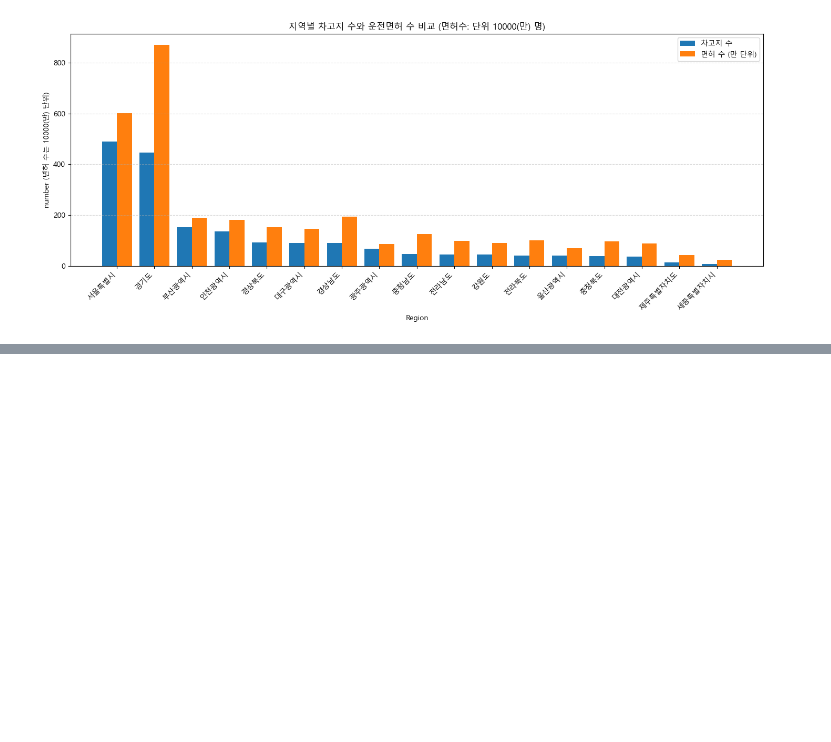
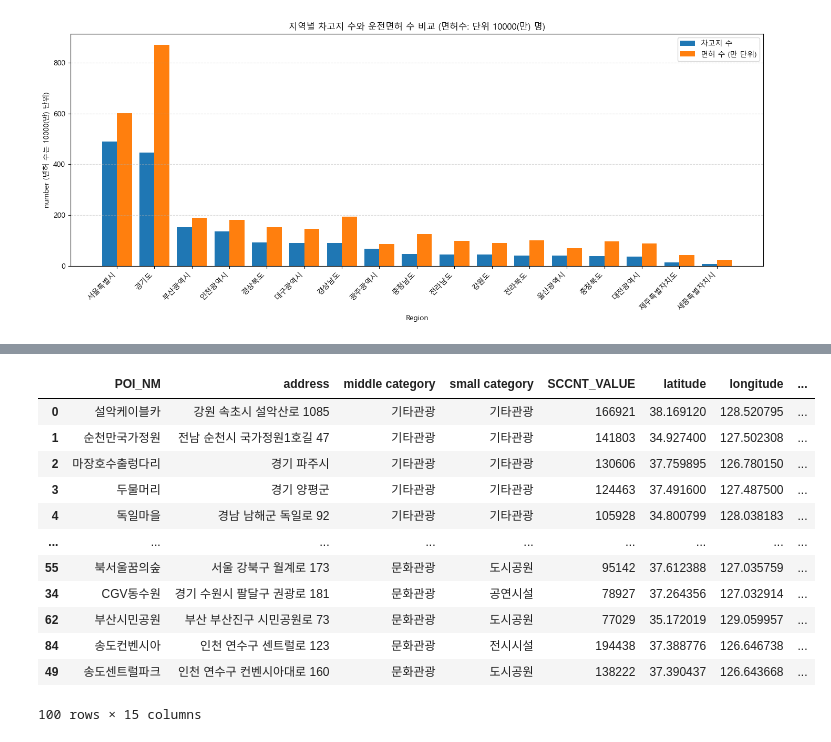
Before and after one commit to JaewonLee11/carSharing, a Jupyter notebook: CarSharing_vis.ipynb, the cells around one changed output, grey strips where cells are left out. Cells and saved outputs as stored; diff of their text form; code cells hidden in the pictures; blank space fills up the shorter version.

```diff
--- a/CarSharing_vis.ipynb
+++ b/CarSharing_vis.ipynb
@@ -246,0 +487,34 @@ print(filtered_df1_greencar['cluster'].value_counts())
+# %%
+from sklearn.preprocessing import MinMaxScaler
+
+features = ['transport_accessibility', 'car_accessibility', 'ranking1']
+top_100[features].fillna(0, inplace=True)
+scaler = MinMaxScaler()
+top_100[features] = scaler.fit_transform(top_100[features])
+top_100[features].fillna(0, inplace=True)
+# %%
+# 가중치 계산
+top_100['transport_score'] = 1 - np.abs(top_100['transport_accessibility'] - 0.5)  # 중간값 선호
+top_100['car_score'] = 1 - top_100['car_accessibility']/top_100['car_accessibility'].max()  # 낮은 값 선호
+top_100['ranking_score'] = 1 - top_100['ranking1']/100  # 낮은 값 선호
+
+# 최종 점수 계산
+top_100['final_score'] = 0.4 * top_100['transport_score'] + 0.4 * top_100['car_score'] + 0.2 * top_100['ranking_score']
+# %%
+# final_score 열 기준으로 정렬 (내림차순)
+top_100_sorted_desc = top_100.sort_values(by='final_score', ascending=False)
+top_100_sorted_desc
+# %% [output]
+|  | POI_NM | address | middle category | small category | SCCNT_VALUE | latitude | longitude | ... |
+| 0 | 설악케이블카 | 강원 속초시 설악산로 1085 | 기타관광 | 기타관광 | 166921 | 38.169120 | 128.520795 | ... |
+| 1 | 순천만국가정원 | 전남 순천시 국가정원1호길 47 | 기타관광 | 기타관광 | 141803 | 34.927400 | 127.502308 | ... |
+| 2 | 마장호수출렁다리 | 경기 파주시 | 기타관광 | 기타관광 | 130606 | 37.759895 | 126.780150 | ... |
+| 3 | 두물머리 | 경기 양평군 | 기타관광 | 기타관광 | 124463 | 37.491600 | 127.487500 | ... |
+| 4 | 독일마을 | 경남 남해군 독일로 92 | 기타관광 | 기타관광 | 105928 | 34.800799 | 128.038183 | ... |
+| ... | ... | ... | ... | ... | ... | ... | ... | ... |
+| 55 | 북서울꿈의숲 | 서울 강북구 월계로 173 | 문화관광 | 도시공원 | 95142 | 37.612388 | 127.035759 | ... |
+| 34 | CGV동수원 | 경기 수원시 팔달구 권광로 181 | 문화관광 | 공연시설 | 78927 | 37.264356 | 127.032914 | ... |
+| 62 | 부산시민공원 | 부산 부산진구 시민공원로 73 | 문화관광 | 도시공원 | 77029 | 35.172019 | 129.059957 | ... |
+| 84 | 송도컨벤시아 | 인천 연수구 센트럴로 123 | 문화관광 | 전시시설 | 194438 | 37.388776 | 126.646738 | ... |
+| 49 | 송도센트럴파크 | 인천 연수구 컨벤시아대로 160 | 문화관광 | 도시공원 | 138222 | 37.390437 | 126.643668 | ... |
+100 rows × 15 columns
```
Also changed, not shown: parts of 8 cells of this notebook.
